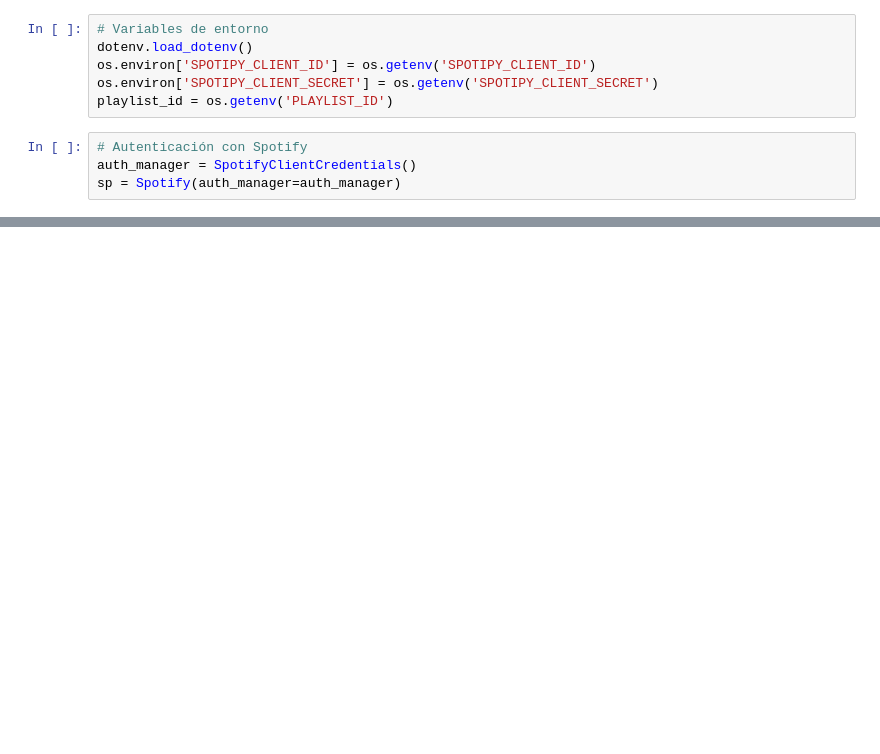
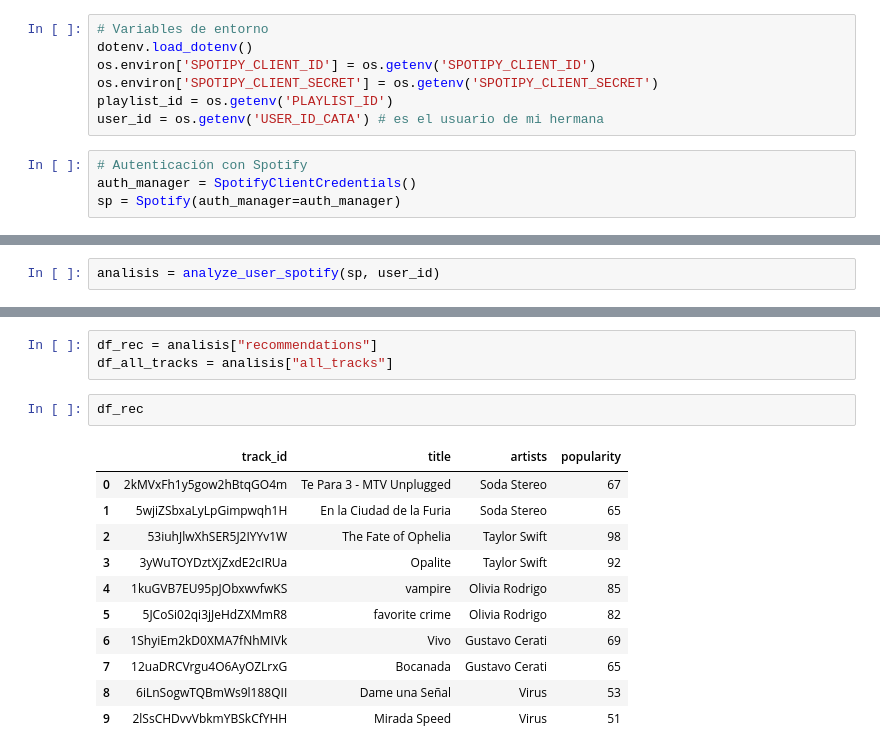
Before and after one commit to vickyguar/data-beats, a Jupyter notebook: data_beats.ipynb, the cells around one changed output, grey strips where cells are left out. Drawn from its saved outputs; the diff is of its cells as text; blank space fills up the shorter version.

Commit message:
avances en recomendaciones basadas según el artista

```diff
--- a/data_beats.ipynb
+++ b/data_beats.ipynb
@@ -14,6 +20,7 @@ dotenv.load_dotenv()
 os.environ['SPOTIPY_CLIENT_ID'] = os.getenv('SPOTIPY_CLIENT_ID')
 os.environ['SPOTIPY_CLIENT_SECRET'] = os.getenv('SPOTIPY_CLIENT_SECRET')
 playlist_id = os.getenv('PLAYLIST_ID')
+user_id = os.getenv('USER_ID_CATA') # es el usuario de mi hermana
 # %%
 # Autenticación con Spotify
 auth_manager = SpotifyClientCredentials()
@@ -157,0 +116,2 @@ Le consulté a la IA qué otras variables o gráficos se podían analizar... Aqu
+# %%
+analisis = analyze_user_spotify(sp, user_id)
@@ -157,0 +165,17 @@ Le consulté a la IA qué otras variables o gráficos se podían analizar... Aqu
+# %%
+df_rec = analisis["recommendations"]
+df_all_tracks = analisis["all_tracks"]
+# %%
+df_rec
+# %% [output]
+|  | track_id | title | artists | popularity |
+| 0 | 2kMVxFh1y5gow2hBtqGO4m | Te Para 3 - MTV Unplugged | Soda Stereo | 67 |
+| 1 | 5wjiZSbxaLyLpGimpwqh1H | En la Ciudad de la Furia | Soda Stereo | 65 |
+| 2 | 53iuhJlwXhSER5J2IYYv1W | The Fate of Ophelia | Taylor Swift | 98 |
+| 3 | 3yWuTOYDztXjZxdE2cIRUa | Opalite | Taylor Swift | 92 |
+| 4 | 1kuGVB7EU95pJObxwvfwKS | vampire | Olivia Rodrigo | 85 |
+| 5 | 5JCoSi02qi3jJeHdZXMmR8 | favorite crime | Olivia Rodrigo | 82 |
+| 6 | 1ShyiEm2kD0XMA7fNhMIVk | Vivo | Gustavo Cerati | 69 |
+| 7 | 12uaDRCVrgu4O6AyOZLrxG | Bocanada | Gustavo Cerati | 65 |
+| 8 | 6iLnSogwTQBmWs9l188QII | Dame una Señal | Virus | 53 |
+| 9 | 2lSsCHDvvVbkmYBSkCfYHH | Mirada Speed | Virus | 51 |
```
Also changed, not shown: parts of 21 cells of this notebook, 2 other files.
